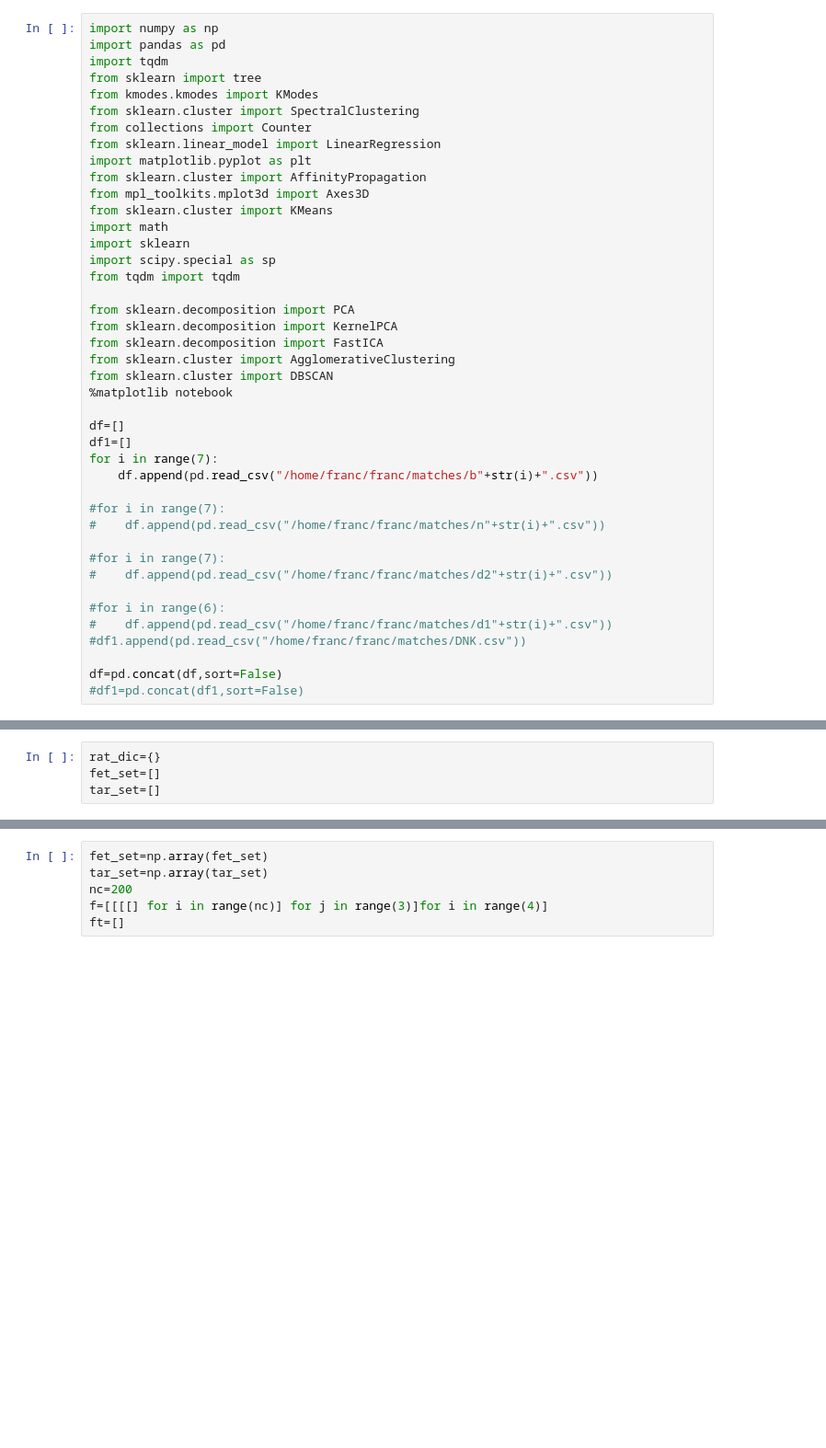
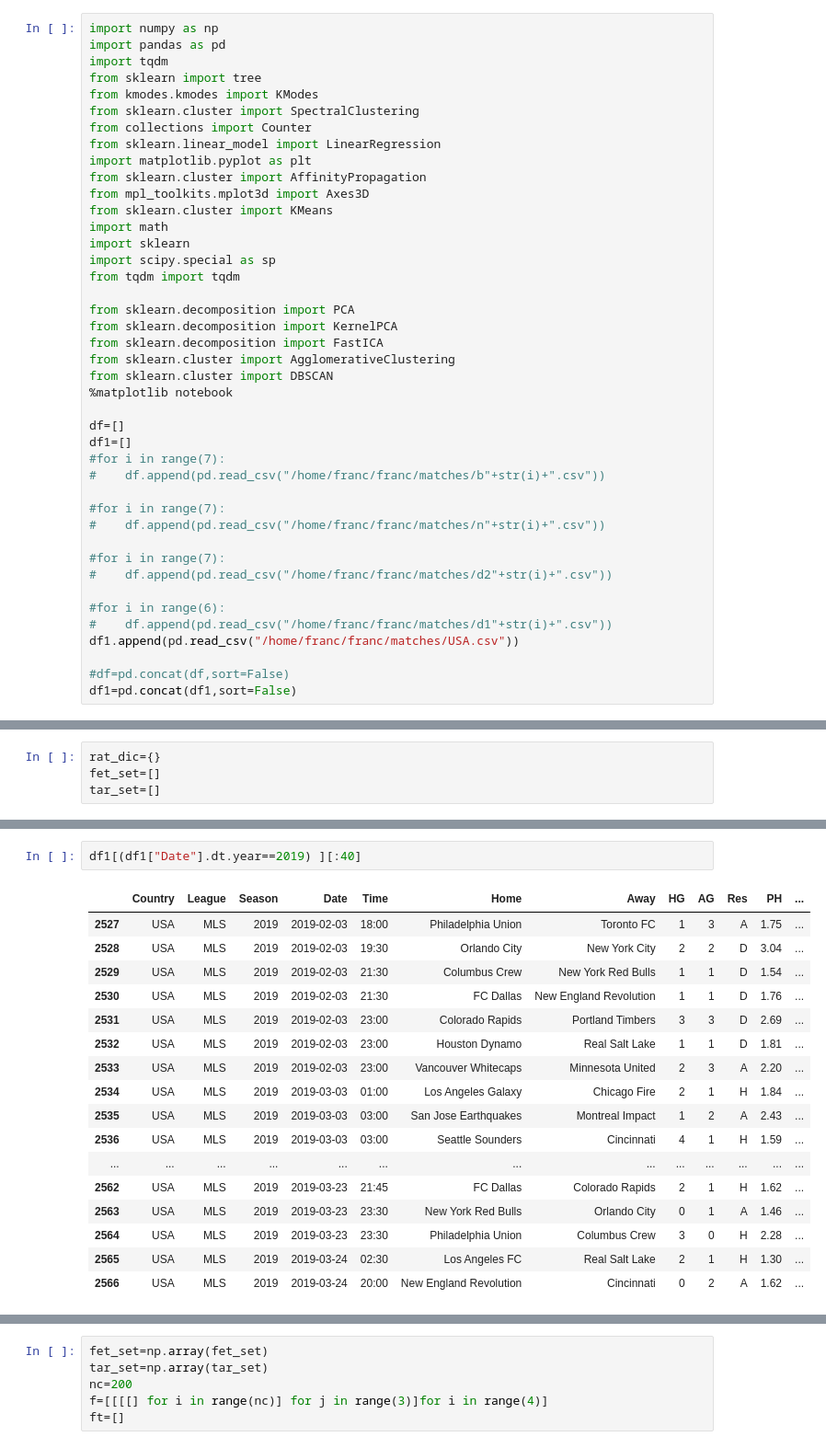
Before and after one commit to romanticbrutalist/vokali, a Jupyter notebook: clustering_clean.ipynb, the cells around one changed output, grey strips where cells are left out. Shown: that part at 92% size. Drawn from its saved outputs; the diff is of its cells as text; blank space fills up the shorter version.

```diff
--- a/clustering_clean.ipynb
+++ b/clustering_clean.ipynb
@@ -25,8 +25,8 @@ from sklearn.cluster import DBSCAN
 
 df=[]
 df1=[]
-for i in range(7):
-    df.append(pd.read_csv("/home/franc/franc/matches/b"+str(i)+".csv"))
+#for i in range(7):
+#    df.append(pd.read_csv("/home/franc/franc/matches/b"+str(i)+".csv"))
 
 #for i in range(7):
 #    df.append(pd.read_csv("/home/franc/franc/matches/n"+str(i)+".csv"))
@@ -36,10 +36,10 @@ for i in range(7):
 
 #for i in range(6):
 #    df.append(pd.read_csv("/home/franc/franc/matches/d1"+str(i)+".csv"))
-#df1.append(pd.read_csv("/home/franc/franc/matches/DNK.csv"))
+df1.append(pd.read_csv("/home/franc/franc/matches/USA.csv"))
 
-df=pd.concat(df,sort=False)
-#df1=pd.concat(df1,sort=False)
+#df=pd.concat(df,sort=False)
+df1=pd.concat(df1,sort=False)
 # %%
 def Probability(rating1, rating2):
 
@@ -278 +285,21 @@ TypeError: list indices must be integers or slices, not str
+# %%
+df1[(df1["Date"].dt.year==2019) ][:40]
+# %% [output]
+|  | Country | League | Season | Date | Time | Home | Away | HG | AG | Res | PH | ... |
+| 2527 | USA | MLS | 2019 | 2019-02-03 | 18:00 | Philadelphia Union | Toronto FC | 1 | 3 | A | 1.75 | ... |
+| 2528 | USA | MLS | 2019 | 2019-02-03 | 19:30 | Orlando City | New York City | 2 | 2 | D | 3.04 | ... |
+| 2529 | USA | MLS | 2019 | 2019-02-03 | 21:30 | Columbus Crew | New York Red Bulls | 1 | 1 | D | 1.54 | ... |
+| 2530 | USA | MLS | 2019 | 2019-02-03 | 21:30 | FC Dallas | New England Revolution | 1 | 1 | D | 1.76 | ... |
+| 2531 | USA | MLS | 2019 | 2019-02-03 | 23:00 | Colorado Rapids | Portland Timbers | 3 | 3 | D | 2.69 | ... |
+| 2532 | USA | MLS | 2019 | 2019-02-03 | 23:00 | Houston Dynamo | Real Salt Lake | 1 | 1 | D | 1.81 | ... |
+| 2533 | USA | MLS | 2019 | 2019-02-03 | 23:00 | Vancouver Whitecaps | Minnesota United | 2 | 3 | A | 2.20 | ... |
+| 2534 | USA | MLS | 2019 | 2019-03-03 | 01:00 | Los Angeles Galaxy | Chicago Fire | 2 | 1 | H | 1.84 | ... |
+| 2535 | USA | MLS | 2019 | 2019-03-03 | 03:00 | San Jose Earthquakes | Montreal Impact | 1 | 2 | A | 2.43 | ... |
+| 2536 | USA | MLS | 2019 | 2019-03-03 | 03:00 | Seattle Sounders | Cincinnati | 4 | 1 | H | 1.59 | ... |
+| ... | ... | ... | ... | ... | ... | ... | ... | ... | ... | ... | ... | ... |
+| 2562 | USA | MLS | 2019 | 2019-03-23 | 21:45 | FC Dallas | Colorado Rapids | 2 | 1 | H | 1.62 | ... |
+| 2563 | USA | MLS | 2019 | 2019-03-23 | 23:30 | New York Red Bulls | Orlando City | 0 | 1 | A | 1.46 | ... |
+| 2564 | USA | MLS | 2019 | 2019-03-23 | 23:30 | Philadelphia Union | Columbus Crew | 3 | 0 | H | 2.28 | ... |
+| 2565 | USA | MLS | 2019 | 2019-03-24 | 02:30 | Los Angeles FC | Real Salt Lake | 2 | 1 | H | 1.30 | ... |
+| 2566 | USA | MLS | 2019 | 2019-03-24 | 20:00 | New England Revolution | Cincinnati | 0 | 2 | A | 1.62 | ... |
 # %%
```
Also changed, not shown: parts of 13 cells of this notebook.
